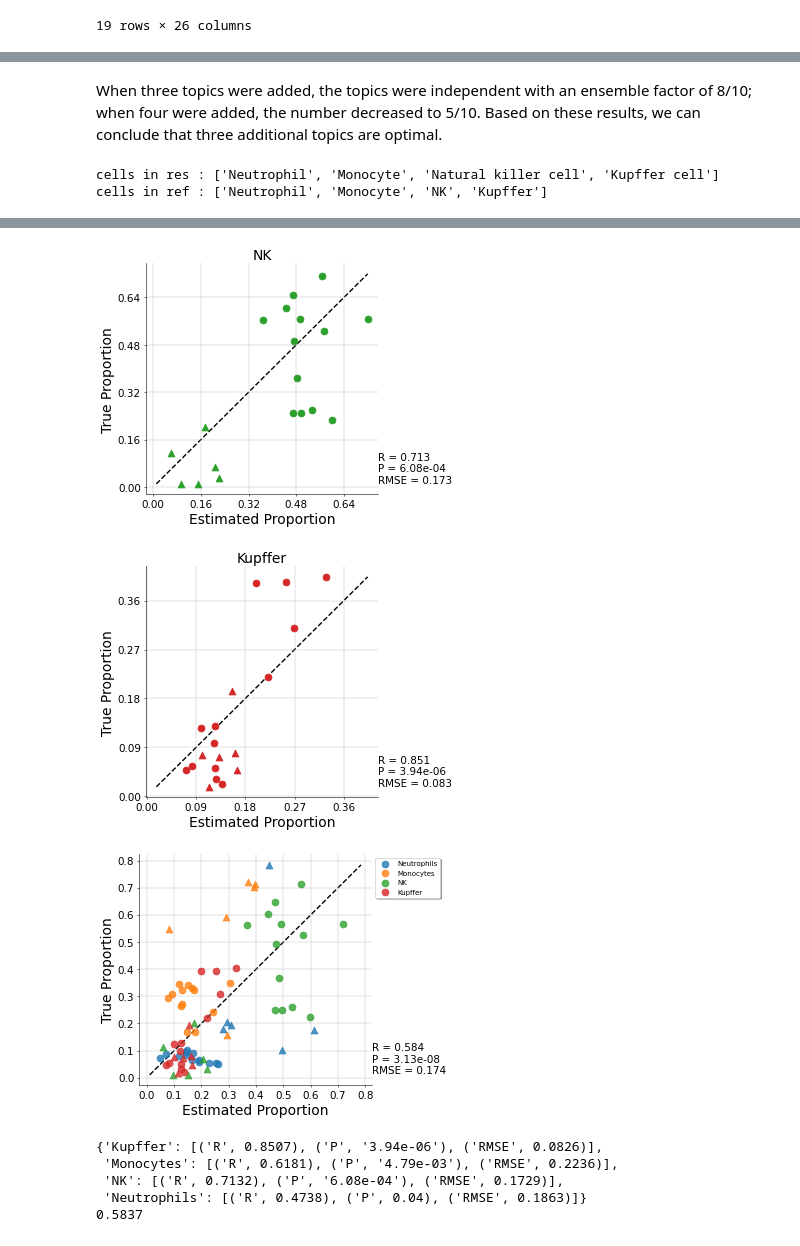
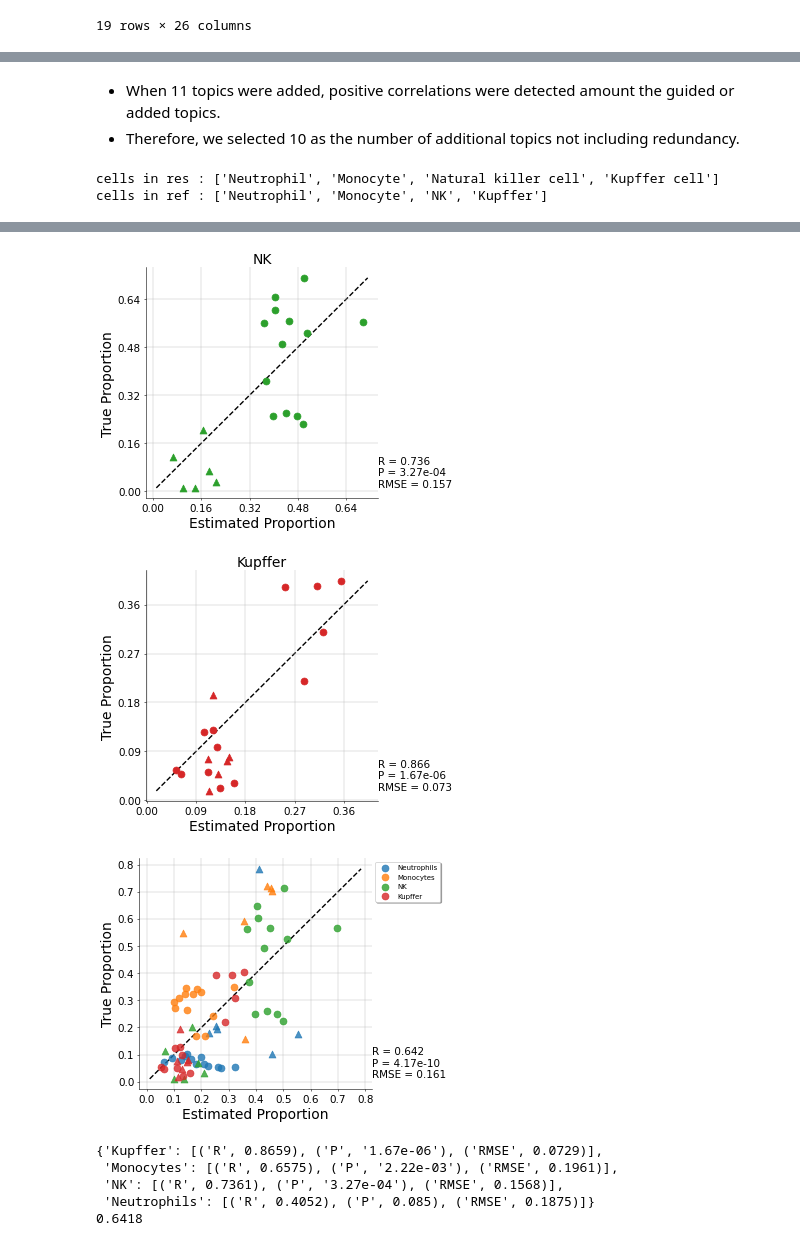
Before and after one commit to mizuno-group/GLDADec, a Jupyter notebook: examples/Fig4_GLDADec_GSE237801_APAP.ipynb, the cells around one changed output, grey strips where cells are left out. Drawn from its saved outputs; the diff is of its cells as text; code cells hidden in the pictures.

```diff
--- a/examples/Fig4_GLDADec_GSE237801_APAP.ipynb
+++ b/examples/Fig4_GLDADec_GSE237801_APAP.ipynb
@@ -123,5 +129,6 @@ print(sig_number)
-# %% [markdown]
-When three topics were added, the topics were independent with an ensemble factor of 8/10; when four were added, the number decreased to 5/10. Based on these results, we can conclude that three additional topics are optimal.
+# %% [markdown]
+- When 11 topics were added, positive correlations were detected amount the guided or added topics.
+- Therefore, we selected 10 as the number of additional topics not including redundancy.
 # %%
 # single run and eval
 pp = pipeline.Pipeline(verbose=False)
@@ -130,7 +137,7 @@ pp.from_predata(raw_df,target_samples=['Ctrl', 'APAP'],
 pp.gene_selection(method='CV',outlier=True,topn=1000)
 pp.add_marker_genes(target_cells=[],add_dic=marker_dic)
 pp.deocnv_prep(random_sets=random_sets,do_plot=False,specific=True,prior_norm=True,norm_scale=1,minmax=True,mm_scale=10)
-pp.deconv(n=10,add_topic=3,n_iter=100,alpha=0.01,eta=0.01,refresh=10,initial_conf=1.0,seed_conf=1.0,other_conf=0.0,ll_plot=False,var_plot=False) # with the optimized number of additional topics
+pp.deconv(n=10,add_topic=10,n_iter=100,alpha=0.01,eta=0.01,refresh=10,initial_conf=1.0,seed_conf=1.0,other_conf=0.0,ll_plot=False,var_plot=False) # with the optimized number of additional topics
 
 # evaluate
 pp.evaluate(facs_df=target_facs,deconv_norm_range=['Neutrophil','Monocyte','Natural killer cell','Kupffer cell'],
@@ -149,8 +156,8 @@ cells in ref : ['Neutrophil', 'Monocyte', 'NK', 'Kupffer']
-[figure, old version]
+[figure, new version]
-[figure, old version]
+[figure, new version]
-[figure, old version]
+[figure, new version]
-{'Kupffer': [('R', 0.8507), ('P', '3.94e-06'), ('RMSE', 0.0826)],
- 'Monocytes': [('R', 0.6181), ('P', '4.79e-03'), ('RMSE', 0.2236)],
- 'NK': [('R', 0.7132), ('P', '6.08e-04'), ('RMSE', 0.1729)],
- 'Neutrophils': [('R', 0.4738), ('P', 0.04), ('RMSE', 0.1863)]}
-0.5837
+{'Kupffer': [('R', 0.8659), ('P', '1.67e-06'), ('RMSE', 0.0729)],
+ 'Monocytes': [('R', 0.6575), ('P', '2.22e-03'), ('RMSE', 0.1961)],
+ 'NK': [('R', 0.7361), ('P', '3.27e-04'), ('RMSE', 0.1568)],
+ 'Neutrophils': [('R', 0.4052), ('P', 0.085), ('RMSE', 0.1875)]}
+0.6418
```
Also changed, not shown: parts of 8 cells of this notebook, 30 other files.
